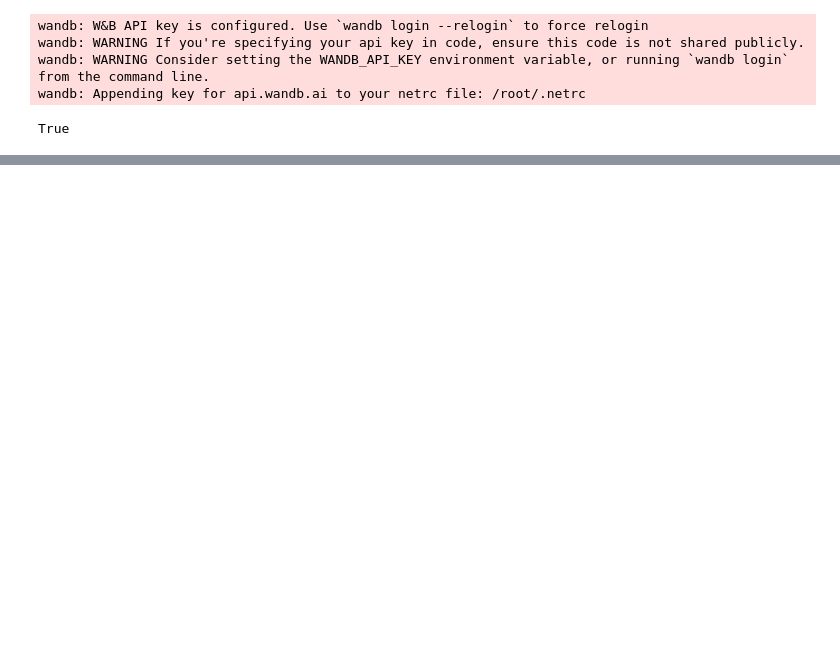
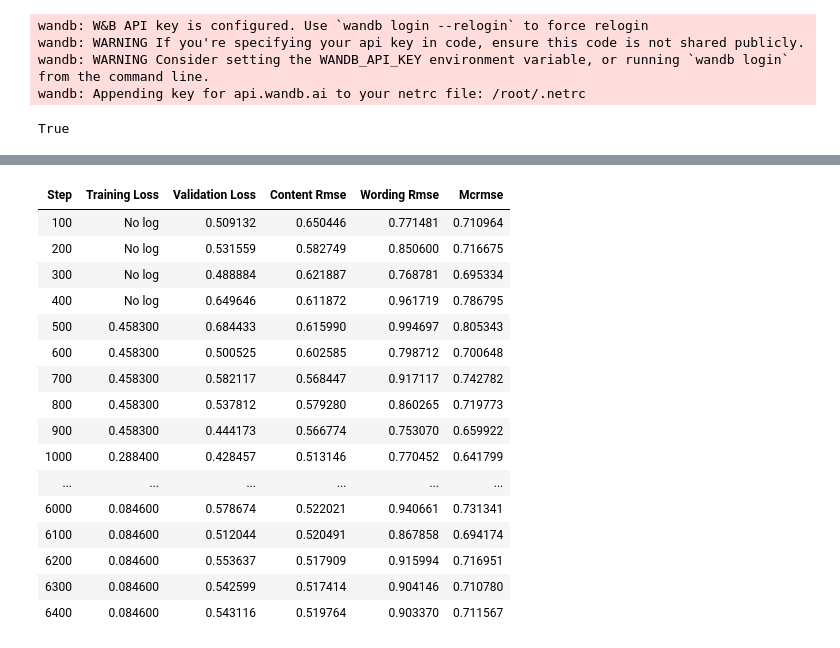
Before and after one commit to earthlovebpt/kaggle-CommonLit-EES, a Jupyter notebook: 1.EES-deberta.ipynb, the cells around one changed output, grey strips where cells are left out. Drawn from its saved outputs; the diff is of its cells as text; code cells hidden in the pictures; blank space fills up the shorter version.

```diff
--- a/1.EES-deberta.ipynb
+++ b/1.EES-deberta.ipynb
@@ -624,0 +70,3 @@ wandb.finish()
+# %%
+tokenizer = AutoTokenizer.from_pretrained(config["model_path"])
+data_collator = DataCollatorWithPadding(tokenizer=tokenizer)
@@ -624,0 +95,8 @@ wandb.finish()
+# %%
+train_df["text_token"] = train_df["text"].progress_apply(lambda x: tokenizer(x)["input_ids"])
+train_df["prompt_text_token"] = train_df["prompt_text"].progress_apply(lambda x: tokenizer(x)["input_ids"])
+train_df["word_overlap_counts"] = train_df.progress_apply(lambda row: len(set(row["text_token"])&set(row["prompt_text_token"])), axis=1)
+# %%
+train_df["text_len"] = train_df["text_token"].apply(len)
+train_df["prompt_text_len"] = train_df["prompt_text_token"].apply(len)
+train_df[["text_len","prompt_text_len"]].describe()
@@ -624,0 +113,3 @@ wandb.finish()
+# %%
+train_df["len"] = train_df["input"].apply(lambda x: len(tokenizer(x)["input_ids"]))
+train_df[["len"]].describe()
@@ -624,0 +247,63 @@ wandb.finish()
+# %%
+oof_df = pd.DataFrame()
+for fold in range(config["n_folds"]):
+    wandb.init(project="CommonLit", name=f"{config['name']}_fold{fold}")
+    wandb.log(config)
+
+    tr_data = train_df[train_df['fold']!=fold].reset_index(drop=True)
+    va_data = train_df[train_df['fold']==fold].reset_index(drop=True)
+
+    train_dataset_content = Dataset.from_pandas(tr_data, preserve_index=False)
+    val_dataset_content = Dataset.from_pandas(va_data, preserve_index=False)
+    train_tokenized_datasets_content = train_dataset_content.map(tokenize_function, batched=False)
+    val_tokenized_datasets_content = val_dataset_content.map(tokenize_function, batched=False)
+
+    args = TrainingArguments(
+        output_dir=f"/tmp/commonlit",
+        per_device_train_batch_size=config["batch_size"],
+        per_device_eval_batch_size=config["batch_size"],
+        num_train_epochs=config["n_epochs"],
+        metric_for_best_model="mcrmse",
+        load_best_model_at_end=True,
+        learning_rate=config["lr"],
+        weight_decay=config["weight_decay"],
+        gradient_accumulation_steps=config["grad_acc_steps"],
+        greater_is_better=False,
+        save_strategy="steps",
+        evaluation_strategy="steps",
+        eval_steps=config["save_steps"],
+        save_steps=config["save_steps"],
+        save_total_limit=1
+    )
+
+    model = AutoModelForSequenceClassification.from_pretrained(
+        config["model_path"],
+        num_labels=2,
+        problem_type="regression"
+    )
+    freeze_layers(model, config["freeze_layers"])
+
+    optimizer = create_optimizer(model, config)
+
+    trainer = Trainer(
+        model,
+        args,
+        train_dataset=train_tokenized_datasets_content,
+        eval_dataset=val_tokenized_datasets_content,
+        tokenizer=tokenizer,
+        compute_metrics=compute_metrics,
+        data_collator=data_collator,
+        optimizers=(optimizer,None)
+    )
+
+    trainer.train()
+    shutil.rmtree(f"/tmp/commonlit")
+    trainer.save_model(f"commonlit_{fold}")
+
+    outputs = trainer.predict(val_tokenized_datasets_content)
+    predictions = outputs.predictions
+    va_data[['content_pred','wording_pred']] = predictions
+    oof_df = pd.concat([oof_df, va_data])
+
+    wandb.finish()
+# %% [output]
@@ -624,0 +326,17 @@ wandb.finish()
+| Step | Training Loss | Validation Loss | Content Rmse | Wording Rmse | Mcrmse |
+| 100 | No log | 0.509132 | 0.650446 | 0.771481 | 0.710964 |
+| 200 | No log | 0.531559 | 0.582749 | 0.850600 | 0.716675 |
+| 300 | No log | 0.488884 | 0.621887 | 0.768781 | 0.695334 |
+| 400 | No log | 0.649646 | 0.611872 | 0.961719 | 0.786795 |
+| 500 | 0.458300 | 0.684433 | 0.615990 | 0.994697 | 0.805343 |
+| 600 | 0.458300 | 0.500525 | 0.602585 | 0.798712 | 0.700648 |
+| 700 | 0.458300 | 0.582117 | 0.568447 | 0.917117 | 0.742782 |
+| 800 | 0.458300 | 0.537812 | 0.579280 | 0.860265 | 0.719773 |
+| 900 | 0.458300 | 0.444173 | 0.566774 | 0.753070 | 0.659922 |
+| 1000 | 0.288400 | 0.428457 | 0.513146 | 0.770452 | 0.641799 |
+| ... | ... | ... | ... | ... | ... |
+| 6000 | 0.084600 | 0.578674 | 0.522021 | 0.940661 | 0.731341 |
+| 6100 | 0.084600 | 0.512044 | 0.520491 | 0.867858 | 0.694174 |
+| 6200 | 0.084600 | 0.553637 | 0.517909 | 0.915994 | 0.716951 |
+| 6300 | 0.084600 | 0.542599 | 0.517414 | 0.904146 | 0.710780 |
+| 6400 | 0.084600 | 0.543116 | 0.519764 | 0.903370 | 0.711567 |
```
Also changed, not shown: parts of 46 cells of this notebook, 4 other files.
